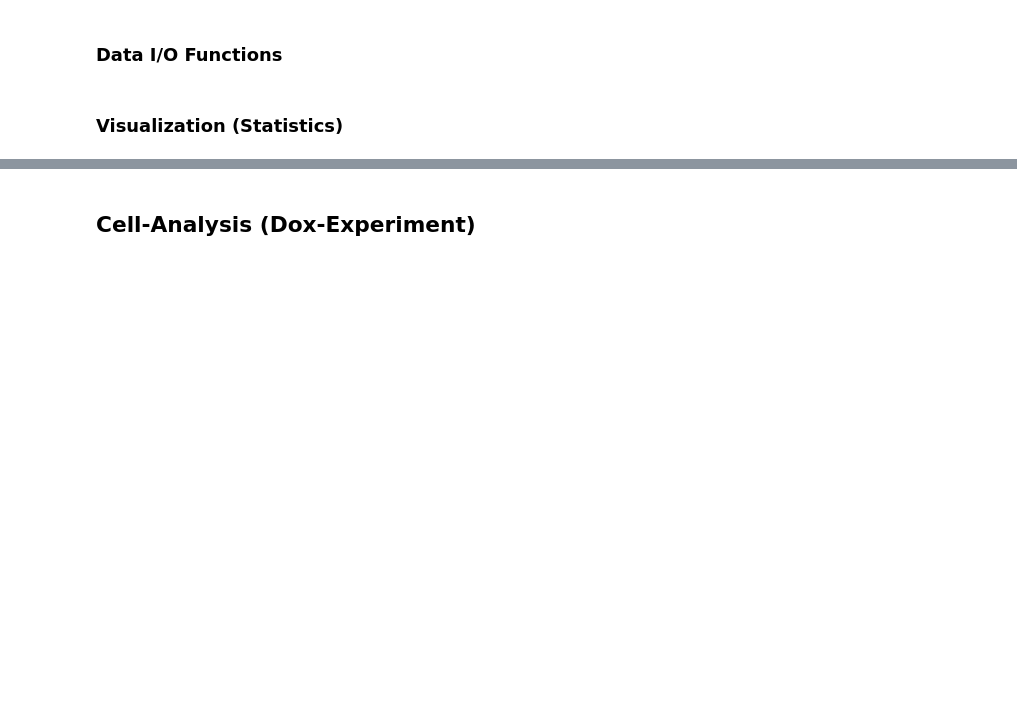
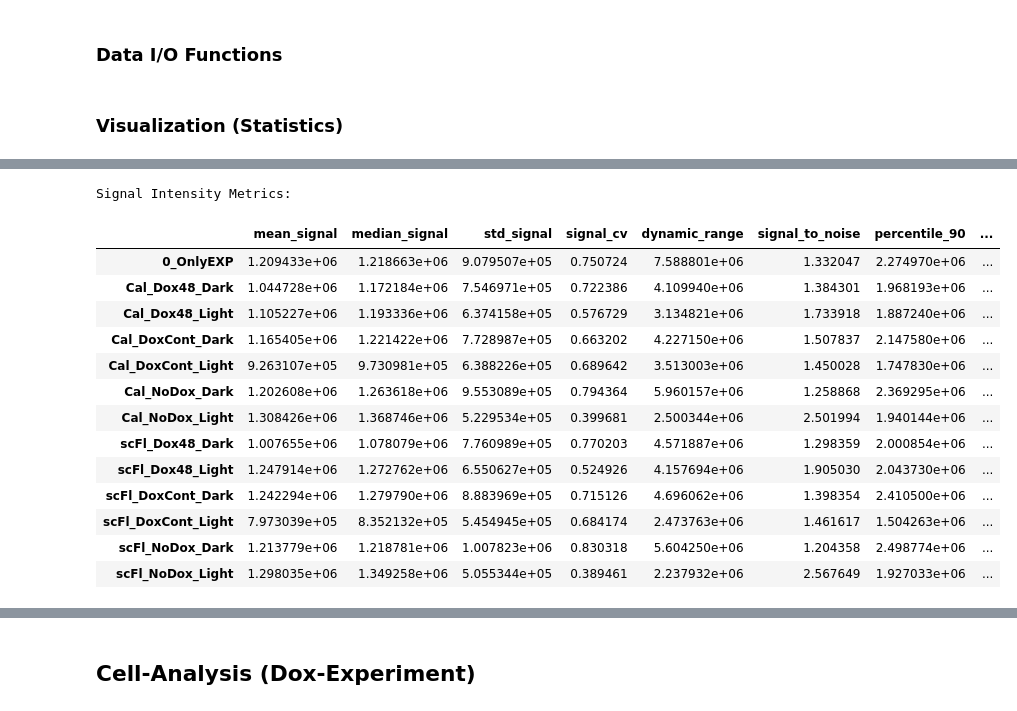
Before and after one commit to sermol505/auto_fluor_cell_counter, a Jupyter notebook: 10_CellAnalysis.ipynb, the cells around one changed output, grey strips where cells are left out. Saved outputs shown, nothing was run; the diff lists cells and outputs as text; code cells hidden in the pictures; blank space fills up the shorter version.

```diff
--- a/10_CellAnalysis.ipynb
+++ b/10_CellAnalysis.ipynb
@@ -329,0 +1192,44 @@ print(f"Selected cell data file: {os.path.basename(cell_data_path)}")
+# %%
+def calculate_signal_metrics(experiment_data, column='channel_2_ctcf'):
+    """
+    Calculate comprehensive signal intensity metrics for system comparison.
+    """
+    metrics = {}
+
+    for exp_name, (original_df, cleaned_df, stats) in experiment_data.items():
+        df = cleaned_df
+        signal = df[column]
+
+        metrics[exp_name] = {
+            'mean_signal': signal.mean(),
+            'median_signal': signal.median(),
+            'std_signal': signal.std(),
+            'signal_cv': signal.std() / signal.mean(),  # Coefficient of variation
+            'dynamic_range': signal.max() - signal.min(),
+            'signal_to_noise': signal.mean() / signal.std(),
+            'percentile_90': signal.quantile(0.9),
+            'percentile_10': signal.quantile(0.1),
+            'cell_count': len(df)
+        }
+
+    return pd.DataFrame(metrics).T
+
+signal_metrics_df = calculate_signal_metrics(experiment_data, column='channel_2_ctcf')
+print("\nSignal Intensity Metrics:")
+display(signal_metrics_df)
+# %% [output]
+Signal Intensity Metrics:
+|  | mean_signal | median_signal | std_signal | signal_cv | dynamic_range | signal_to_noise | percentile_90 | ... |
+| 0_OnlyEXP | 1.209433e+06 | 1.218663e+06 | 9.079507e+05 | 0.750724 | 7.588801e+06 | 1.332047 | 2.274970e+06 | ... |
+| Cal_Dox48_Dark | 1.044728e+06 | 1.172184e+06 | 7.546971e+05 | 0.722386 | 4.109940e+06 | 1.384301 | 1.968193e+06 | ... |
+| Cal_Dox48_Light | 1.105227e+06 | 1.193336e+06 | 6.374158e+05 | 0.576729 | 3.134821e+06 | 1.733918 | 1.887240e+06 | ... |
+| Cal_DoxCont_Dark | 1.165405e+06 | 1.221422e+06 | 7.728987e+05 | 0.663202 | 4.227150e+06 | 1.507837 | 2.147580e+06 | ... |
+| Cal_DoxCont_Light | 9.263107e+05 | 9.730981e+05 | 6.388226e+05 | 0.689642 | 3.513003e+06 | 1.450028 | 1.747830e+06 | ... |
+| Cal_NoDox_Dark | 1.202608e+06 | 1.263618e+06 | 9.553089e+05 | 0.794364 | 5.960157e+06 | 1.258868 | 2.369295e+06 | ... |
+| Cal_NoDox_Light | 1.308426e+06 | 1.368746e+06 | 5.229534e+05 | 0.399681 | 2.500344e+06 | 2.501994 | 1.940144e+06 | ... |
+| scFl_Dox48_Dark | 1.007655e+06 | 1.078079e+06 | 7.760989e+05 | 0.770203 | 4.571887e+06 | 1.298359 | 2.000854e+06 | ... |
+| scFl_Dox48_Light | 1.247914e+06 | 1.272762e+06 | 6.550627e+05 | 0.524926 | 4.157694e+06 | 1.905030 | 2.043730e+06 | ... |
+| scFl_DoxCont_Dark | 1.242294e+06 | 1.279790e+06 | 8.883969e+05 | 0.715126 | 4.696062e+06 | 1.398354 | 2.410500e+06 | ... |
+| scFl_DoxCont_Light | 7.973039e+05 | 8.352132e+05 | 5.454945e+05 | 0.684174 | 2.473763e+06 | 1.461617 | 1.504263e+06 | ... |
+| scFl_NoDox_Dark | 1.213779e+06 | 1.218781e+06 | 1.007823e+06 | 0.830318 | 5.604250e+06 | 1.204358 | 2.498774e+06 | ... |
+| scFl_NoDox_Light | 1.298035e+06 | 1.349258e+06 | 5.055344e+05 | 0.389461 | 2.237932e+06 | 2.567649 | 1.927033e+06 | ... |
```
Also changed, not shown: parts of 30 cells of this notebook.
